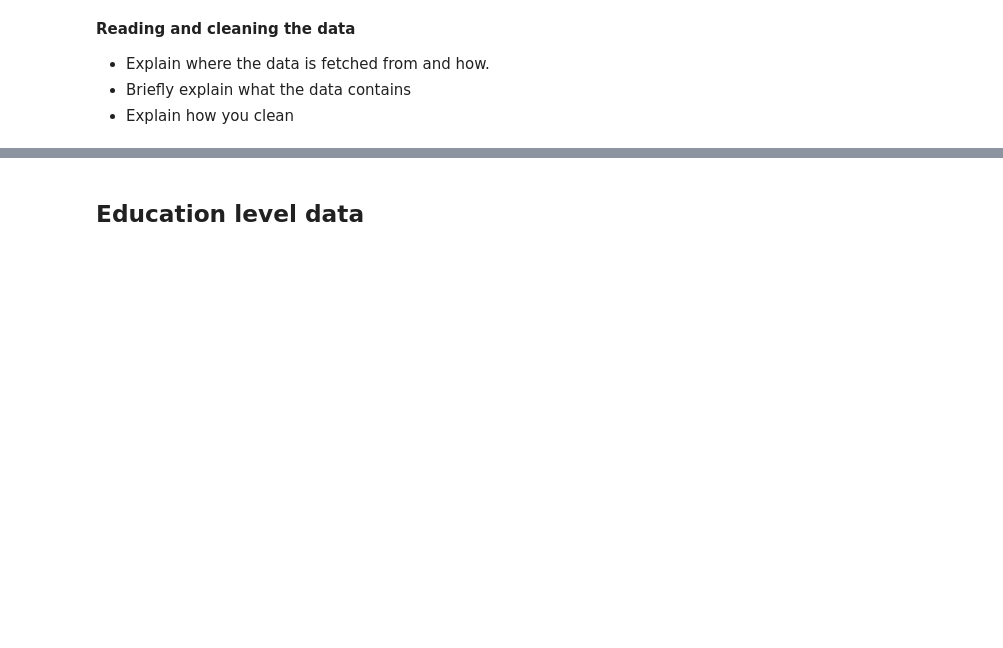
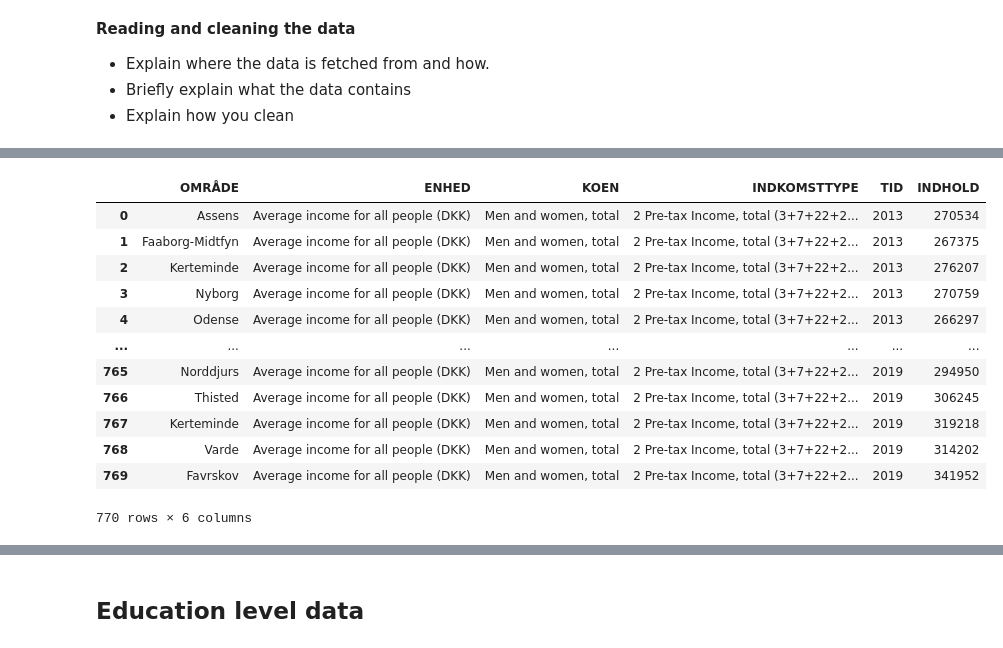
Before and after one commit to AskerNC/projects-2021-sstl, a Jupyter notebook: dataproject/dataproject.ipynb, the cells around one changed output, grey strips where cells are left out. Cells and saved outputs as stored; diff of their text form; code cells hidden in the pictures; blank space fills up the shorter version.

```diff
--- a/dataproject/dataproject.ipynb
+++ b/dataproject/dataproject.ipynb
@@ -115,3 +115,5 @@ school_final.tail()
 * Explain where the data is fetched from and how.
 * Briefly explain what the data contains
 * Explain how you clean
+# %%
+Dst = pydst.Dst(lang='en') #
@@ -117,0 +172,18 @@ school_final.tail()
+# %%
+variables = {'OMRÅDE':['*'],'ENHED':['116'],'KOEN':['MOK'],'INDKOMSTTYPE':['105'], 'Tid':['2013','2014','2015','2016','2017','2018','2019']}
+inc_api = Dst.get_data(table_id = 'INDKP101', variables=variables)
+display(inc_api)
+# %% [output]
+|  | OMRÅDE | ENHED | KOEN | INDKOMSTTYPE | TID | INDHOLD |
+| 0 | Assens | Average income for all people (DKK) | Men and women, total | 2 Pre-tax Income, total (3+7+22+2... | 2013 | 270534 |
+| 1 | Faaborg-Midtfyn | Average income for all people (DKK) | Men and women, total | 2 Pre-tax Income, total (3+7+22+2... | 2013 | 267375 |
+| 2 | Kerteminde | Average income for all people (DKK) | Men and women, total | 2 Pre-tax Income, total (3+7+22+2... | 2013 | 276207 |
+| 3 | Nyborg | Average income for all people (DKK) | Men and women, total | 2 Pre-tax Income, total (3+7+22+2... | 2013 | 270759 |
+| 4 | Odense | Average income for all people (DKK) | Men and women, total | 2 Pre-tax Income, total (3+7+22+2... | 2013 | 266297 |
+| ... | ... | ... | ... | ... | ... | ... |
+| 765 | Norddjurs | Average income for all people (DKK) | Men and women, total | 2 Pre-tax Income, total (3+7+22+2... | 2019 | 294950 |
+| 766 | Thisted | Average income for all people (DKK) | Men and women, total | 2 Pre-tax Income, total (3+7+22+2... | 2019 | 306245 |
+| 767 | Kerteminde | Average income for all people (DKK) | Men and women, total | 2 Pre-tax Income, total (3+7+22+2... | 2019 | 319218 |
+| 768 | Varde | Average income for all people (DKK) | Men and women, total | 2 Pre-tax Income, total (3+7+22+2... | 2019 | 314202 |
+| 769 | Favrskov | Average income for all people (DKK) | Men and women, total | 2 Pre-tax Income, total (3+7+22+2... | 2019 | 341952 |
+770 rows × 6 columns
```
Also changed, not shown: parts of 8 cells of this notebook.
